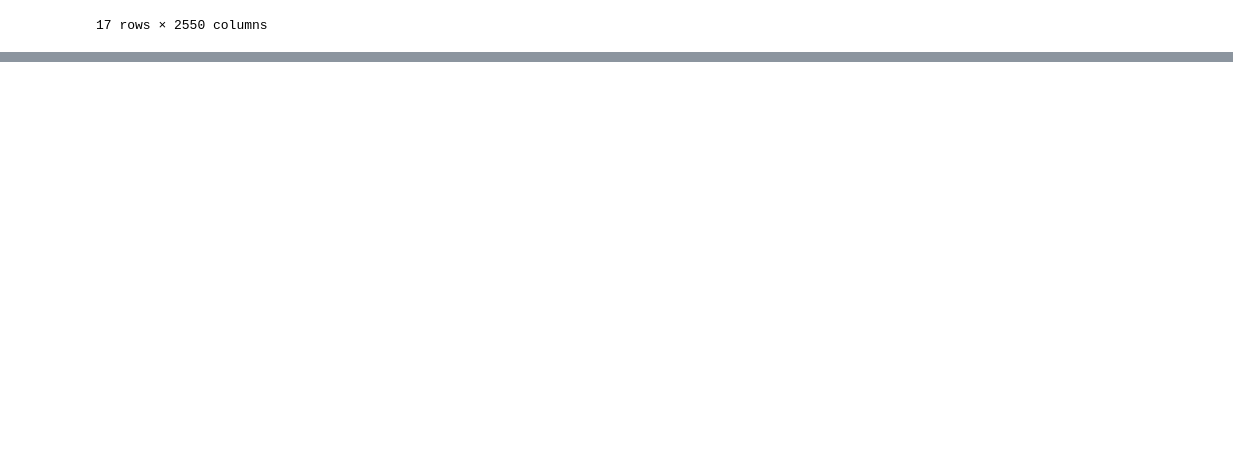
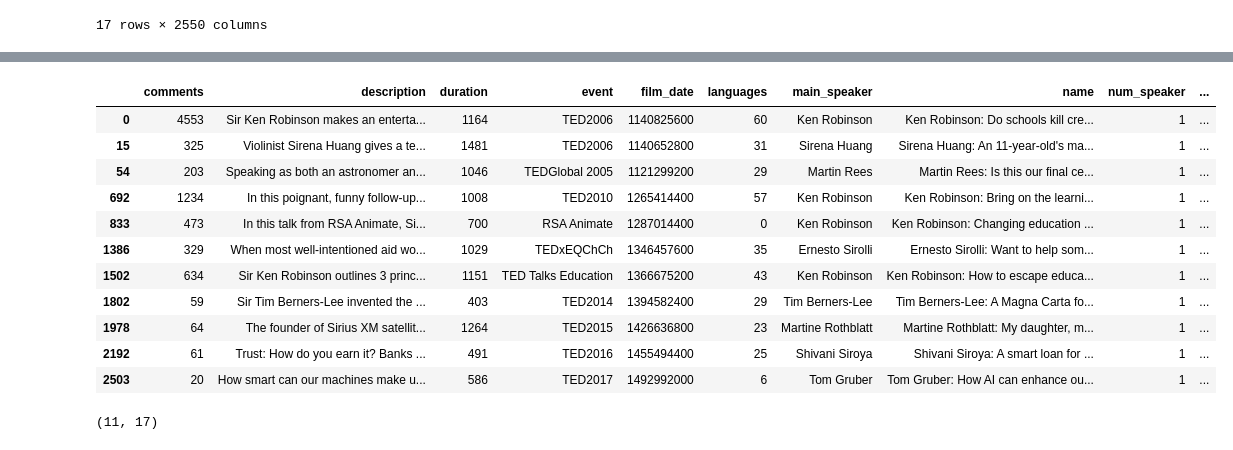
Before and after one commit to Elwing-Chou/crawlerclass_3, a Jupyter notebook: ted.ipynb, the cells around one changed output, grey strips where cells are left out. Drawn from its saved outputs; the diff is of its cells as text; code cells hidden in the pictures; blank space fills up the shorter version.

```diff
--- a/ted.ipynb
+++ b/ted.ipynb
@@ -49,0 +229,4 @@ transpose_df.to_csv("ted_transpose.csv", encoding="utf-8")
+# %%
+# 利用內建函式幫你做出2550布林Series
+filters = df["description"].str.contains("Sir")
+filters
@@ -49,0 +251,20 @@ transpose_df.to_csv("ted_transpose.csv", encoding="utf-8")
+# %%
+filter_df = df[filters]
+filter_df
+# %% [output]
+|  | comments | description | duration | event | film_date | languages | main_speaker | name | num_speaker | ... |
+| 0 | 4553 | Sir Ken Robinson makes an enterta... | 1164 | TED2006 | 1140825600 | 60 | Ken Robinson | Ken Robinson: Do schools kill cre... | 1 | ... |
+| 15 | 325 | Violinist Sirena Huang gives a te... | 1481 | TED2006 | 1140652800 | 31 | Sirena Huang | Sirena Huang: An 11-year-old's ma... | 1 | ... |
+| 54 | 203 | Speaking as both an astronomer an... | 1046 | TEDGlobal 2005 | 1121299200 | 29 | Martin Rees | Martin Rees: Is this our final ce... | 1 | ... |
+| 692 | 1234 | In this poignant, funny follow-up... | 1008 | TED2010 | 1265414400 | 57 | Ken Robinson | Ken Robinson: Bring on the learni... | 1 | ... |
+| 833 | 473 | In this talk from RSA Animate, Si... | 700 | RSA Animate | 1287014400 | 0 | Ken Robinson | Ken Robinson: Changing education ... | 1 | ... |
+| 1386 | 329 | When most well-intentioned aid wo... | 1029 | TEDxEQChCh | 1346457600 | 35 | Ernesto Sirolli | Ernesto Sirolli: Want to help som... | 1 | ... |
+| 1502 | 634 | Sir Ken Robinson outlines 3 princ... | 1151 | TED Talks Education | 1366675200 | 43 | Ken Robinson | Ken Robinson: How to escape educa... | 1 | ... |
+| 1802 | 59 | Sir Tim Berners-Lee invented the ... | 403 | TED2014 | 1394582400 | 29 | Tim Berners-Lee | Tim Berners-Lee: A Magna Carta fo... | 1 | ... |
+| 1978 | 64 | The founder of Sirius XM satellit... | 1264 | TED2015 | 1426636800 | 23 | Martine Rothblatt | Martine Rothblatt: My daughter, m... | 1 | ... |
+| 2192 | 61 | Trust: How do you earn it? Banks ... | 491 | TED2016 | 1455494400 | 25 | Shivani Siroya | Shivani Siroya: A smart loan for ... | 1 | ... |
+| 2503 | 20 | How smart can our machines make u... | 586 | TED2017 | 1492992000 | 6 | Tom Gruber | Tom Gruber: How AI can enhance ou... | 1 | ... |
+# %%
+filter_df.shape
+# %% [output]
+(11, 17)
```
Also changed, not shown: parts of 23 cells of this notebook.
